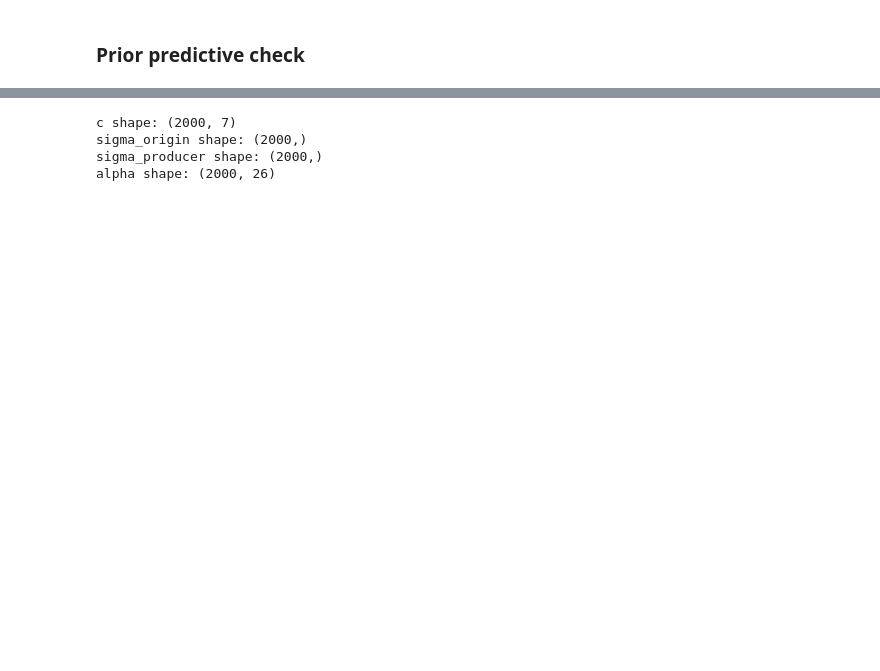
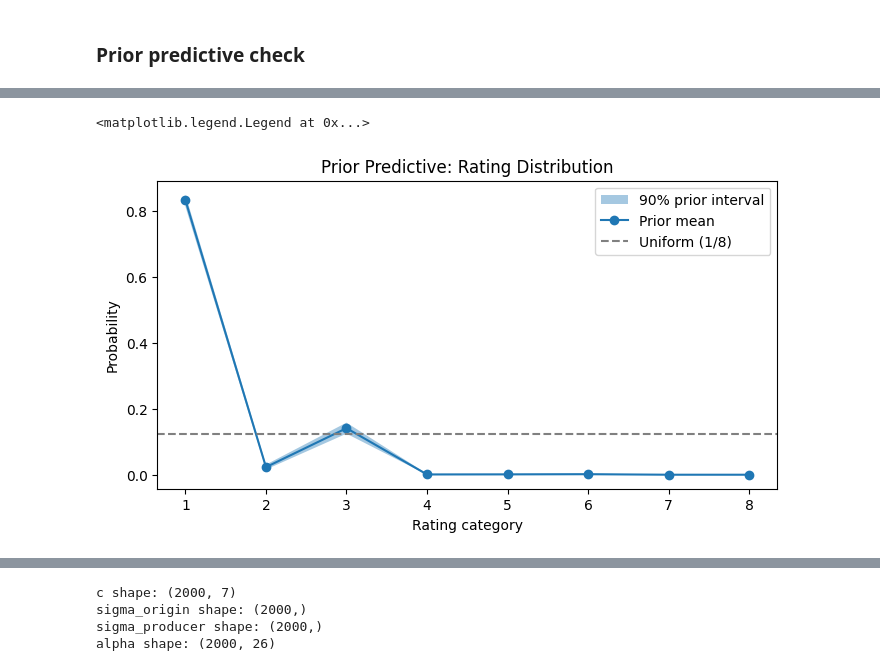
Before and after one commit to Julkaidscns/Chocolate-DA, a Jupyter notebook: analysis.ipynb, the cells around one changed output, grey strips where cells are left out. Saved outputs shown, nothing was run; the diff lists cells and outputs as text; code cells hidden in the pictures; blank space fills up the shorter version.

```diff
--- a/analysis.ipynb
+++ b/analysis.ipynb
@@ -145,0 +182,22 @@ plt.show()
+# %%
+fig, ax = plt.subplots(figsize=(8, 4))
+# rating_pred shape: (n_draws, N) — average over observations
+pred_counts = np.apply_along_axis(
+    lambda x: np.bincount(x.astype(int) - 1, minlength=C), 1, rating_pred_prior1
+)
+pred_probs = pred_counts / pred_counts.sum(axis=1, keepdims=True)
+
+ax.fill_between(
+    range(1, C+1),
+    np.percentile(pred_probs, 5, axis=0),
+    np.percentile(pred_probs, 95, axis=0),
+    alpha=0.4, label="90% prior interval"
+)
+ax.plot(range(1, C+1), pred_probs.mean(axis=0), marker='o', label="Prior mean")
+ax.axhline(1/C, ls='--', color='gray', label=f"Uniform (1/{C})")
+ax.set_xlabel("Rating category"); ax.set_ylabel("Probability")
+ax.set_title("Prior Predictive: Rating Distribution")
+ax.legend()
+# %% [output]
+<matplotlib.legend.Legend at 0x...>
+[figure, added]
```
Also changed, not shown: parts of 10 cells of this notebook, 1 other file.
